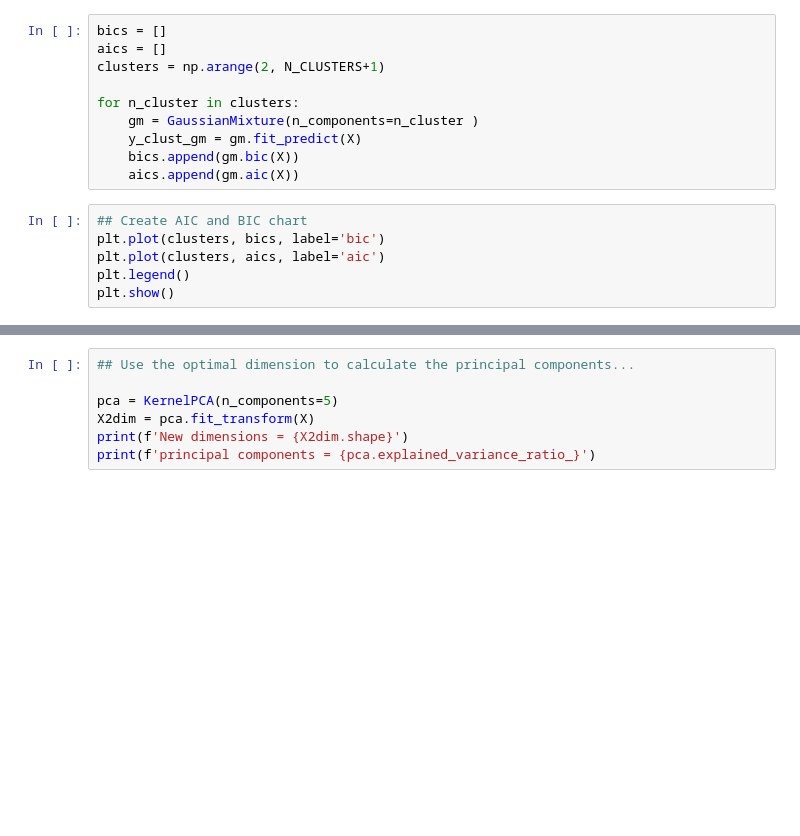
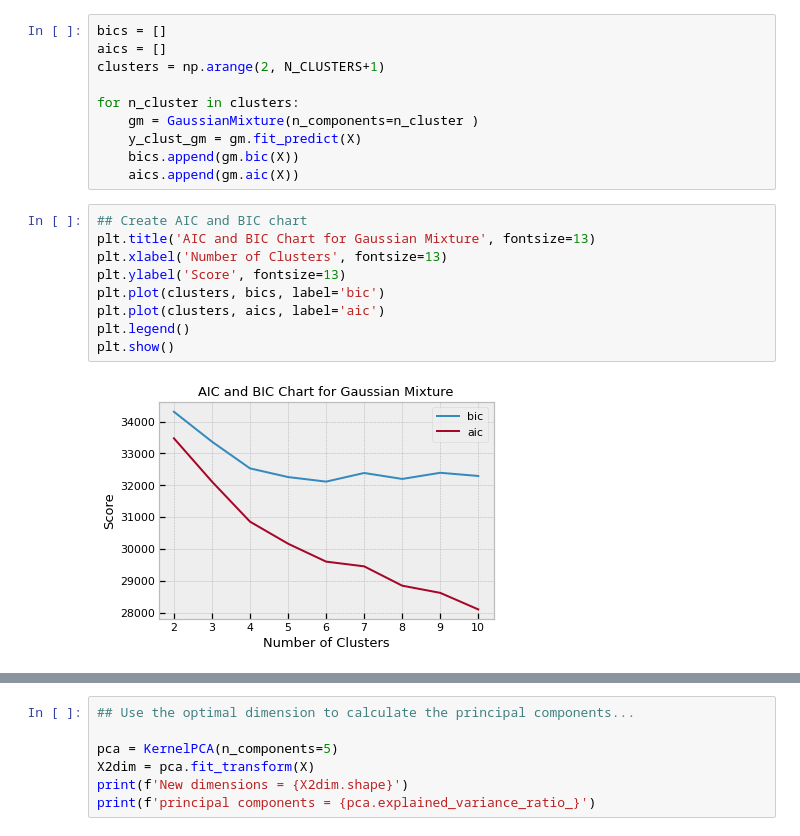
Before and after one commit to TrellixVulnTeam/Unsupervised_Learning_HFI7, a Jupyter notebook: unsuper_phishing.ipynb, the cells around one changed output, grey strips where cells are left out. Saved outputs shown, nothing was run; the diff lists cells and outputs as text; blank space fills up the shorter version.

```diff
--- a/unsuper_phishing.ipynb
+++ b/unsuper_phishing.ipynb
@@ -339,10 +406,15 @@ for n_cluster in clusters:
     aics.append(gm.aic(X))
 # %%
 ## Create AIC and BIC chart
+plt.title('AIC and BIC Chart for Gaussian Mixture', fontsize=13)
+plt.xlabel('Number of Clusters', fontsize=13)
+plt.ylabel('Score', fontsize=13)
 plt.plot(clusters, bics, label='bic')
 plt.plot(clusters, aics, label='aic')
 plt.legend()
 plt.show()
+# %% [output]
+[figure, added]
 # %%
 ## Find the Bayesian Gaussian Mixture
 bgm = BayesianGaussianMixture ( n_components = 10 , n_init = 10 )
```
Also changed, not shown: parts of 14 cells of this notebook.
